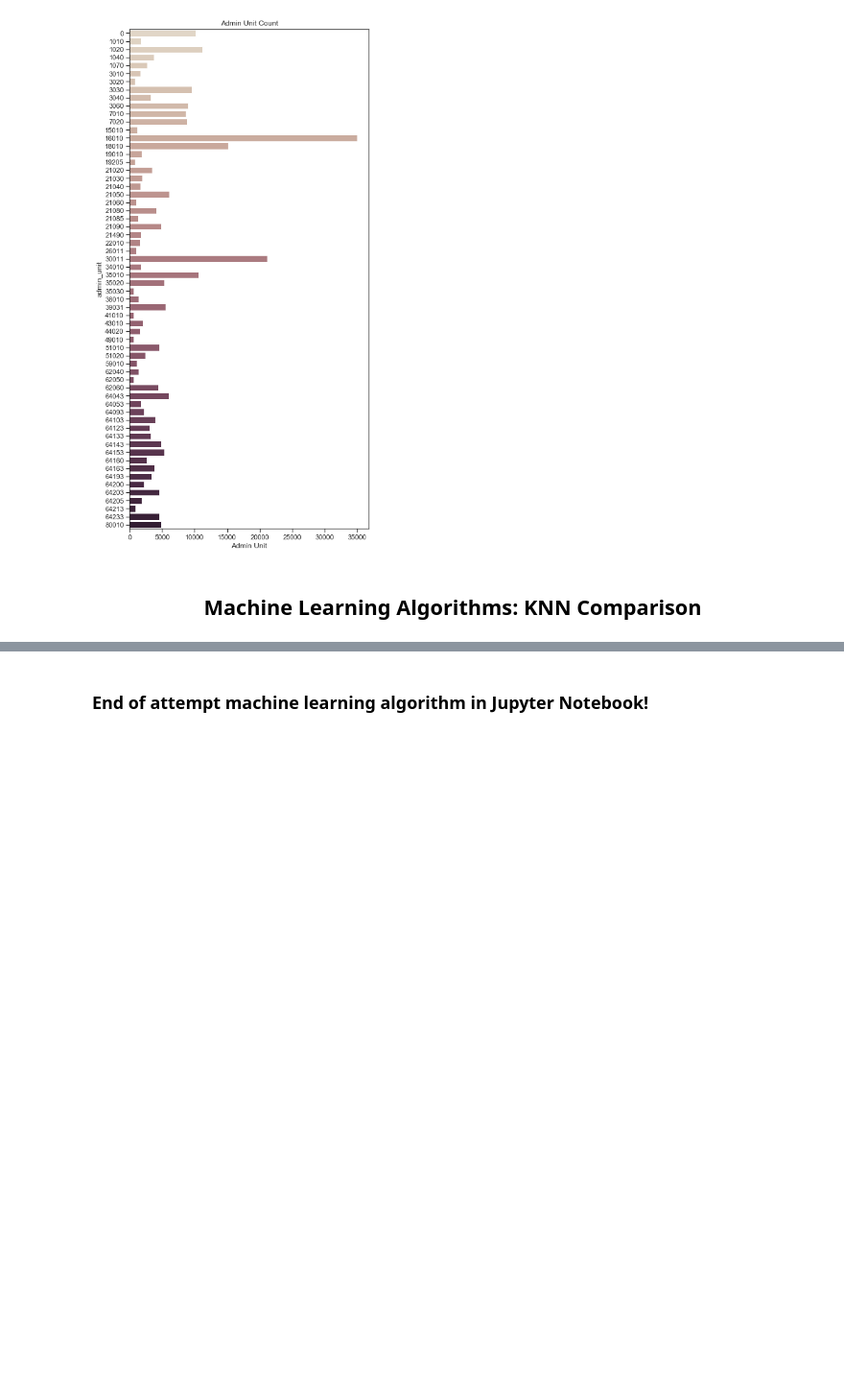
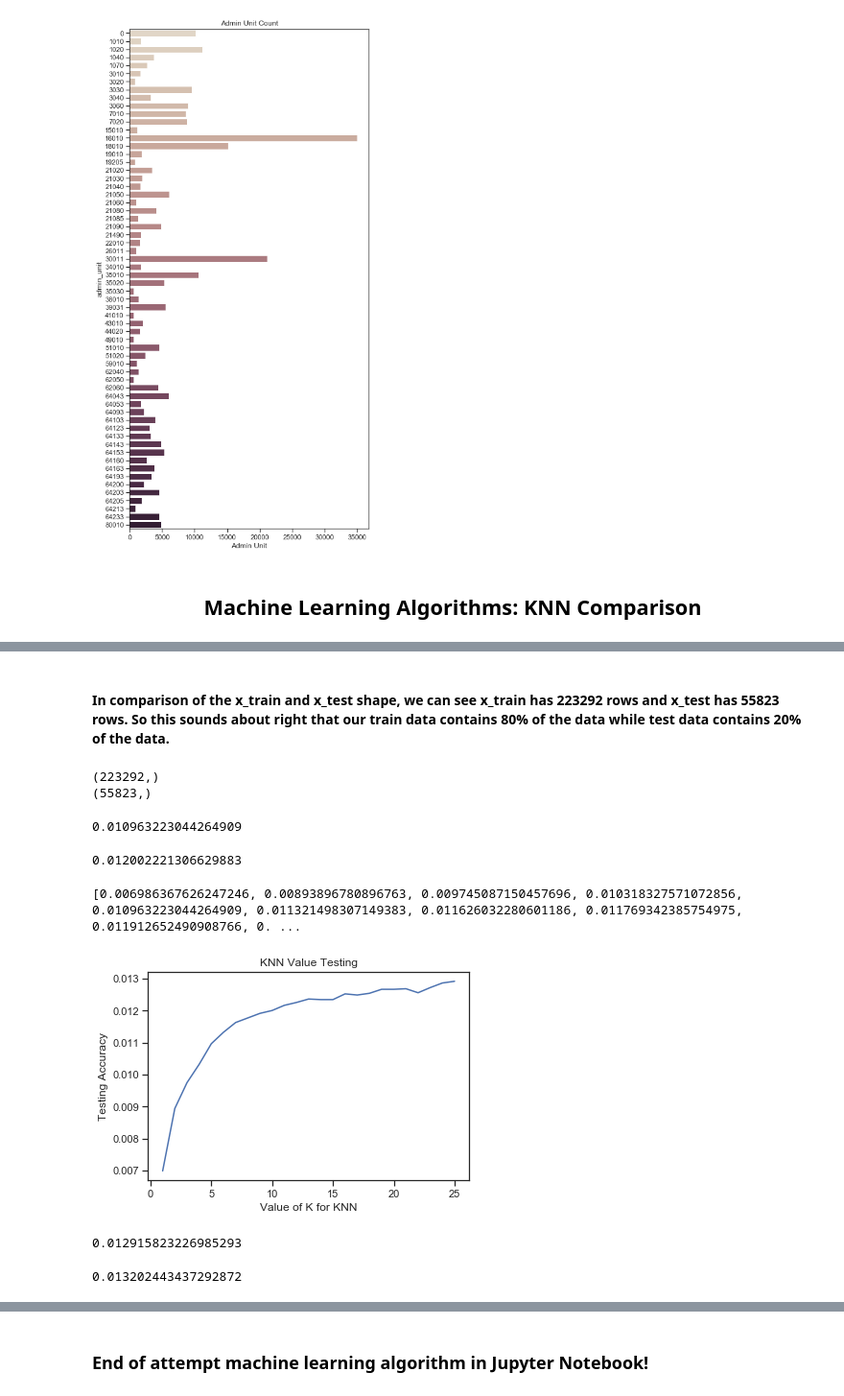
Before and after one commit to stacysandy/Data-Science-Practicum-II, a Jupyter notebook: Stacey_Sandy-Practicum_II.ipynb, the cells around one changed output, grey strips where cells are left out. Shown at 96% size. Drawn from its saved outputs; the diff is of its cells as text; code cells hidden in the pictures; blank space fills up the shorter version.

```diff
--- a/Stacey_Sandy-Practicum_II.ipynb
+++ b/Stacey_Sandy-Practicum_II.ipynb
@@ -2824,0 +2447,3 @@ prettypandas.summarizer.PrettyPandas
+# %%
+# Split dataset into train and test values
+X_train, X_test, y_train, y_test = train_test_split(X, y, test_size=0.2, random_state=5)
@@ -2824,0 +2461,70 @@ prettypandas.summarizer.PrettyPandas
+# %% [markdown]
+#### In comparison of the x_train and x_test shape, we can see x_train has 223292 rows and x_test has 55823 rows. So this sounds about right that our train data contains 80% of the data while test data contains 20% of the data.
+# %%
+# Print y object shapes
+print(y_train.shape)
+print(y_test.shape)
+# %% [output]
+(223292,)
+(55823,)
+# %%
+# Train the model on the training set using KNN with K=5 and make predictions
+knn = KNeighborsClassifier(n_neighbors=5)
+knn.fit(X_train, y_train)
+y_pred = knn.predict(X_test)
+print(metrics.accuracy_score(y_test, y_pred))
+# %% [output]
+0.010963223044264909
+# %%
+# Repeat Train the model on the training set using KNN but with K=10 and make predictions
+knn = KNeighborsClassifier(n_neighbors=10)
+knn.fit(X_train, y_train)
+y_pred = knn.predict(X_test)
+print(metrics.accuracy_score(y_test, y_pred))
+# %% [output]
+0.012002221306629883
+# %%
+# Attemt to locate a better K value fit
+# try K=1 through K=25 and record testing accuracy
+k_range = range(1, 26)
+
+# We can create Python dictionary using [] or dict()
+scores = []
+
+# We use a loop through the range 1 to 26
+# We append the scores in the dictionary
+for k in k_range:
+    knn = KNeighborsClassifier(n_neighbors=k)
+    knn.fit(X_train, y_train)
+    y_pred = knn.predict(X_test)
+    scores.append(metrics.accuracy_score(y_test, y_pred))
+
+print(scores)
+# %% [output]
+[0.006986367626247246, 0.00893896780896763, 0.009745087150457696, 0.010318327571072856, 0.010963223044264909, 0.011321498307149383, 0.011626032280601186, 0.011769342385754975, 0.011912652490908766, 0. ...
+# %%
+# plot the relationship between K and testing accuracy
+plt.plot(k_range, scores)
+plt.title('KNN Value Testing')
+plt.xlabel('Value of K for KNN')
+plt.ylabel('Testing Accuracy')
+plt.savefig('knnTest')
+plt.show()
+# %% [output]
+[figure, added]
+# %%
+# Repeat Train the model on the training set using KNN but with the highest accuracy score K=25 and make predictions
+knn = KNeighborsClassifier(n_neighbors=25)
+knn.fit(X_train, y_train)
+y_pred = knn.predict(X_test)
+print(metrics.accuracy_score(y_test, y_pred))
+# %% [output]
+0.012915823226985293
+# %%
+# Repeat Train the model on the training set using KNN but with score K=50 and make predictions
+knn = KNeighborsClassifier(n_neighbors=50)
+knn.fit(X_train, y_train)
+y_pred = knn.predict(X_test)
+print(metrics.accuracy_score(y_test, y_pred))
+# %% [output]
+0.013202443437292872
```
Also changed, not shown: parts of 121 cells of this notebook, 8 other files.
